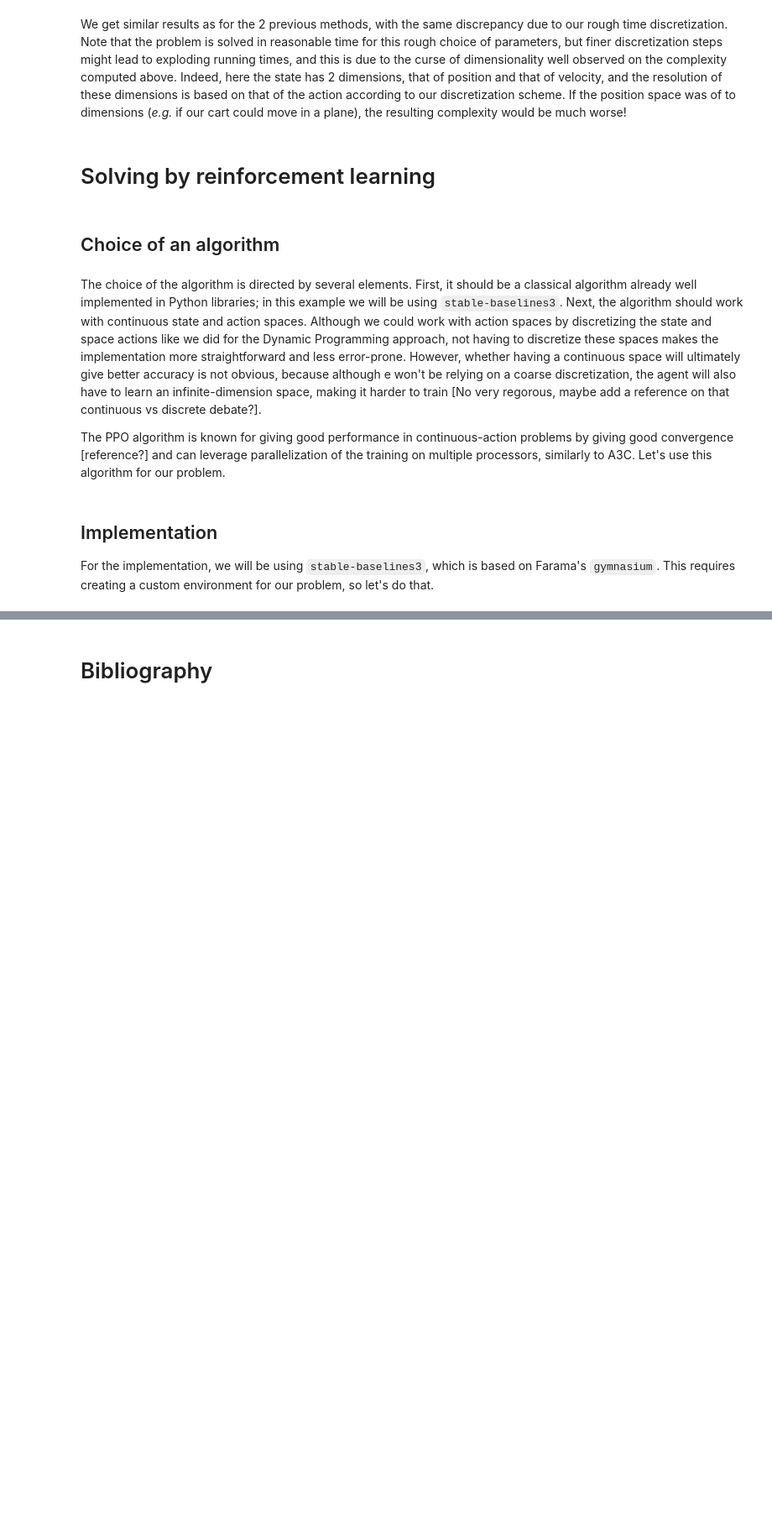
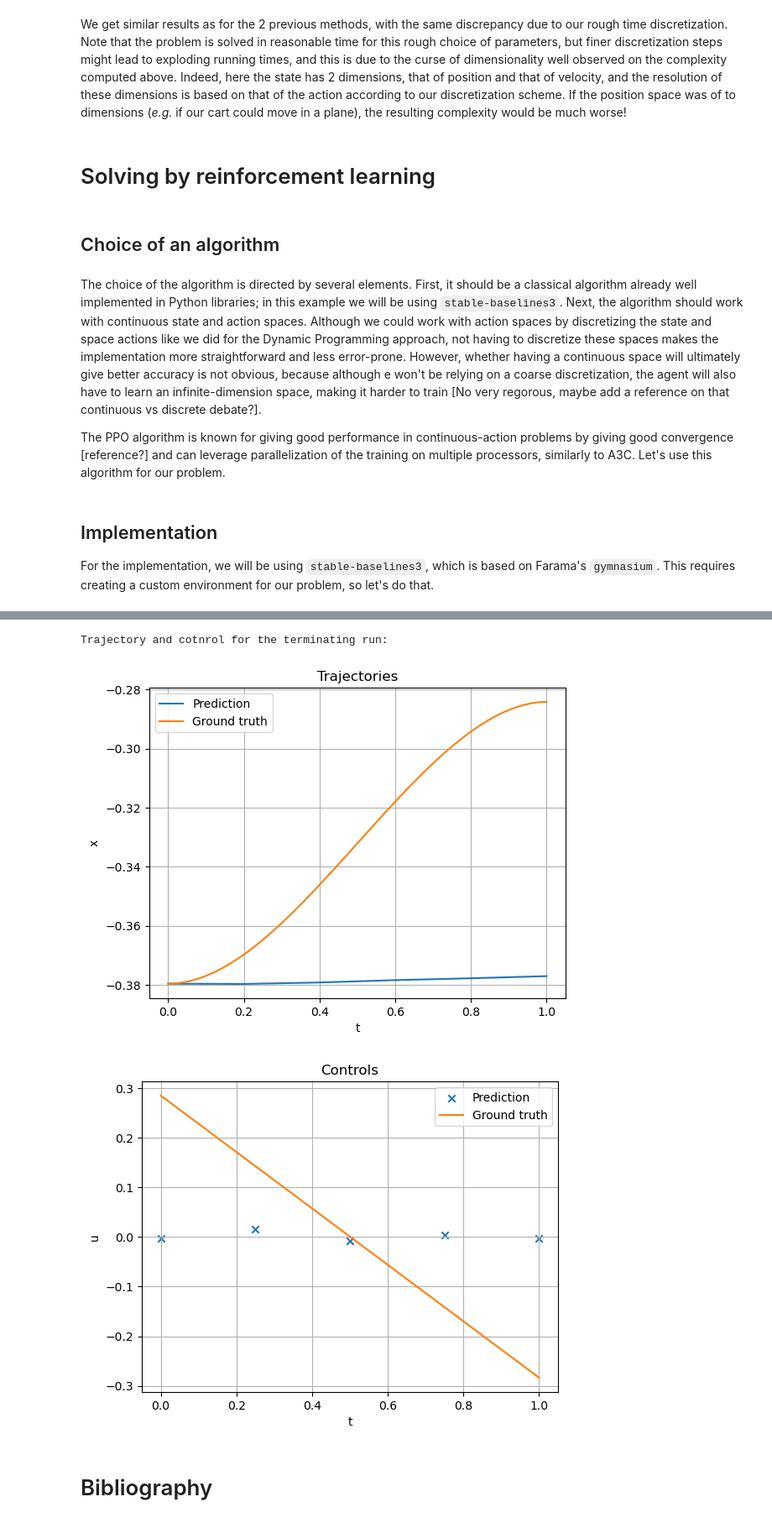
Before and after one commit to TheiloT/RL-accelerated-cart, a Jupyter notebook: TL-RL-toy-problem.ipynb, the cells around one changed output, grey strips where cells are left out. Shown: that part at 84% size. Cells and saved outputs as stored; diff of their text form; code cells hidden in the pictures; blank space fills up the shorter version.

Commit message:
RL Implementation in place, time not in observation space

```diff
--- a/TL-RL-toy-problem.ipynb
+++ b/TL-RL-toy-problem.ipynb
@@ -840,29 +851,30 @@ For the implementation, we will be using `stable-baselines3`, which is based on
 # %%
 class CartEnv(gym.Env):
+    """ Environment for the accelarated cart problem. See gymnasium documentation for further details. """
     metadata = {"render_modes": ["human"]}
 
     def __init__(self, render_mode=None, DT=DT):
         # Observation space is Boxes of shape (3,), containing the current time step, the position and the velocity of the cart.
-        self.observation_space = gym.spaces.Box(-np.inf, np.inf, shape=(2,), dtype=float)
+        self.observation_space = gym.spaces.Box(-np.inf, np.inf, shape=(2,), dtype=np.float32)
         # Action space is Boxes of shape (1,), containing the action exerted on the cart.
-        self.action_space = gym.spaces.Box(U_L, U_R, shape=(1,), dtype=float)
+        self.action_space = gym.spaces.Box(U_L, U_R, shape=(1,), dtype=np.float32)
         self.x_0 = None  # Initial position of the cart
         self.x, self.x_dot = None, None  # Current position and velocity of the cart
         self.x_history = None  # For rendering
         self.u_history = None  # For rendering
-        self.DT = DT
-        self.N = round(T/DT)
-        self.timestep = 0
+        self.DT = DT  # Time step for the dynamics
+        self.N = round(T/DT)  # Number of time steps in a simulation
+        self.timestep = 0  # Current timestep
         assert render_mode is None or render_mode in self.metadata["render_modes"]
         self.render_mode = render_mode
 
     def _get_obs(self):
-        return np.array([self.x, self.x_dot])
+        return np.array([self.x, self.x_dot], dtype=np.float32)
 
     def _get_info(self):
         return {}
 
-    def reset(self, seed=None, x_0=None):
+    def reset(self, seed=None, options=None, x_0=None):
         super().reset(seed=seed)
         self.x_0 = -self.np_random.random() if x_0 is None else x_0
         self.timestep = 0
@@ -902,8 +914,10 @@ class CartEnv(gym.Env):
     def close(self):
         pass
 
+
+
 # Check that this environment is correctly defined
-env = CartEnv()
+env = CartEnv()  # The wrapper allows to make the agent aware of the current timestep through the run.
 check_env(env)
 # %%
 env = CartEnv(render_mode="human")
@@ -921,3 +1063,19 @@ Trajectory and cotnrol for the terminating run:
+# %%
+# Evaluate after training
+render_env = gym.make("AcceleratedCart-v1", render_mode="human")
+observation, info = render_env.reset()
+for _ in range(N):
+    action, _states = best_model.predict(observation, deterministic=True)
+    observation, reward, terminated, truncated, info = env.step(action)
+    if terminated or truncated:
+        env.render()
+        observation, info = env.reset()
+
+render_env.close()
+# %% [output]
+Trajectory and cotnrol for the terminating run:
+[figure, added]
+[figure, added]
 # %%
 # Comment on the benefits, the differences with traditional methods...
 # %%
```
Also changed, not shown: parts of 10 cells of this notebook, 2 other files.
